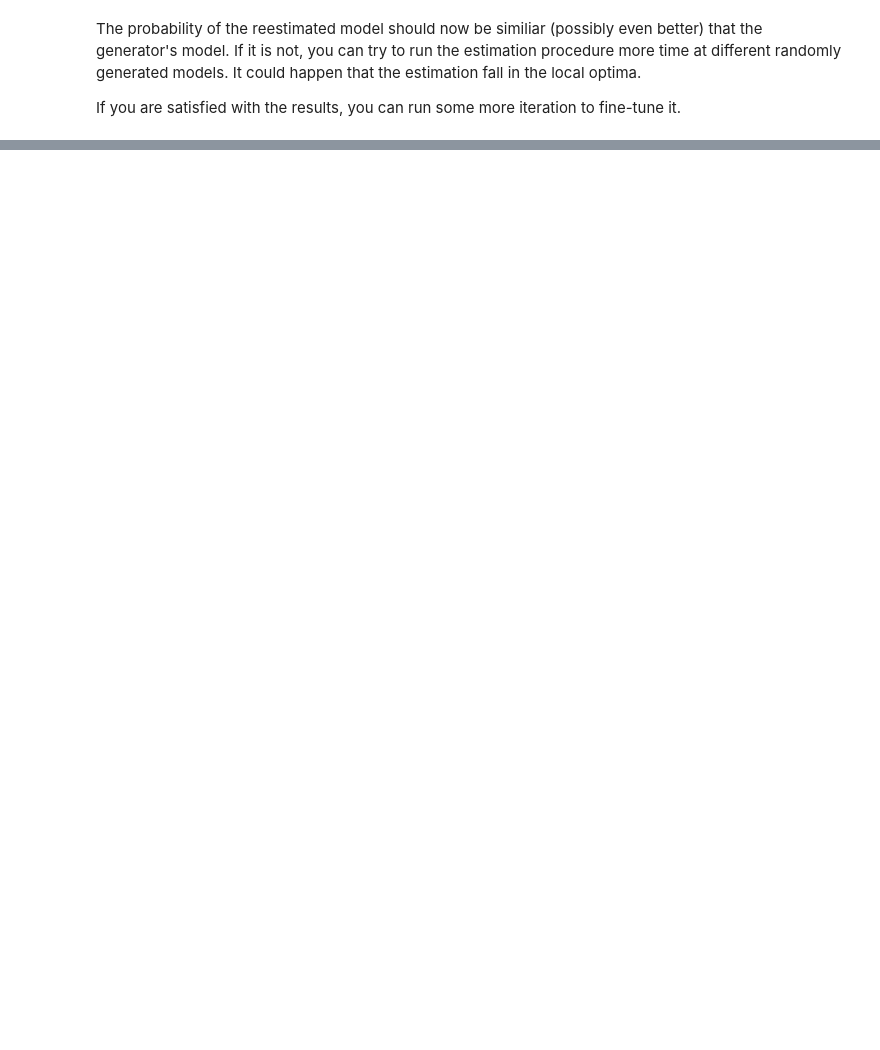
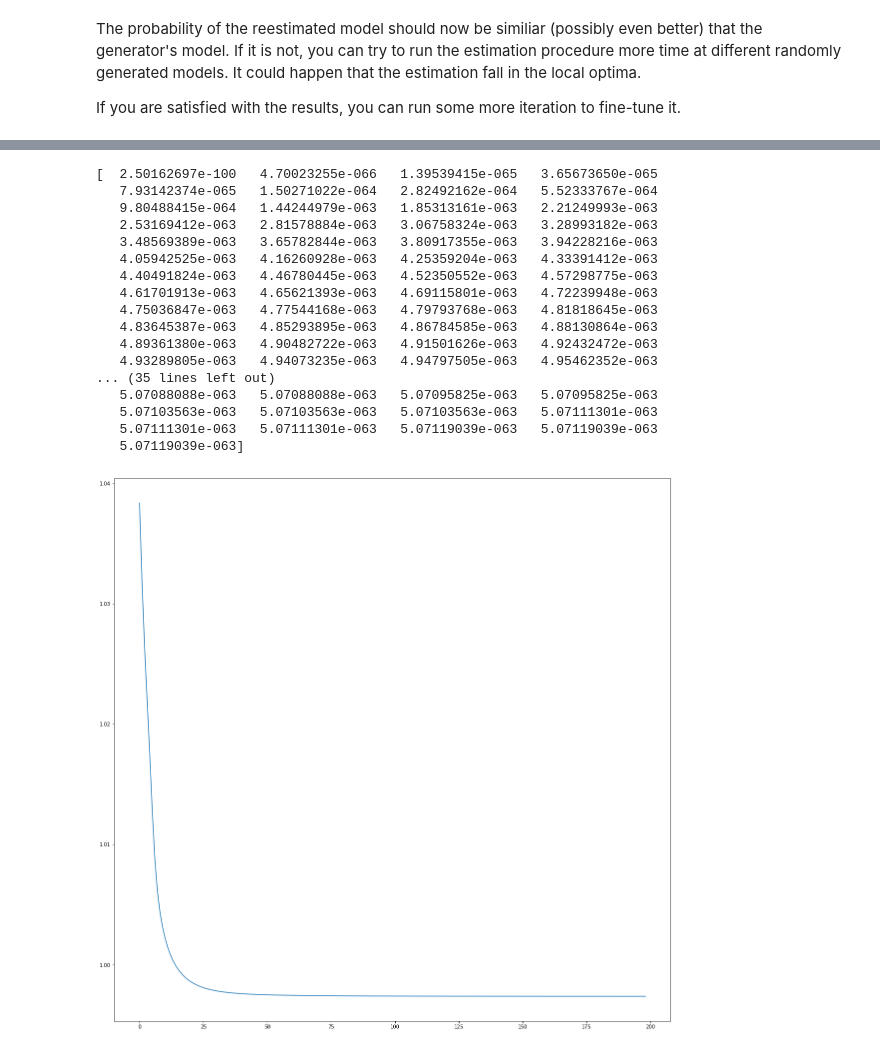
Before and after one commit to lopatovsky/HMMs, a Jupyter notebook: CT-HMM.ipynb, the cells around one changed output, grey strips where cells are left out. Cells and saved outputs as stored; diff of their text form; code cells hidden in the pictures; blank space fills up the shorter version.

Commit message:
Baum Welch with learning sequence

```diff
--- a/CT-HMM.ipynb
+++ b/CT-HMM.ipynb
@@ -163,0 +164,26 @@ Emission probabilities matrix (B):
+# %%
+hmm_r = cthmm.HMM( *cthmm.get_random_parameters(2,3) )
+real = hmm.data_estimate(data)
+out = hmm_r.baum_welch_learn_curve( data, 200 )
+print( np.exp(out) )
+plt.plot( out[2:] / real  )
+plt.show()
+# %% [output]
+[  2.50162697e-100   4.70023255e-066   1.39539415e-065   3.65673650e-065
+   7.93142374e-065   1.50271022e-064   2.82492162e-064   5.52333767e-064
+   9.80488415e-064   1.44244979e-063   1.85313161e-063   2.21249993e-063
+   2.53169412e-063   2.81578884e-063   3.06758324e-063   3.28993182e-063
+   3.48569389e-063   3.65782844e-063   3.80917355e-063   3.94228216e-063
+   4.05942525e-063   4.16260928e-063   4.25359204e-063   4.33391412e-063
+   4.40491824e-063   4.46780445e-063   4.52350552e-063   4.57298775e-063
+   4.61701913e-063   4.65621393e-063   4.69115801e-063   4.72239948e-063
+   4.75036847e-063   4.77544168e-063   4.79793768e-063   4.81818645e-063
+   4.83645387e-063   4.85293895e-063   4.86784585e-063   4.88130864e-063
+   4.89361380e-063   4.90482722e-063   4.91501626e-063   4.92432472e-063
+   4.93289805e-063   4.94073235e-063   4.94797505e-063   4.95462352e-063
+... (35 lines left out)
+   5.07088088e-063   5.07088088e-063   5.07095825e-063   5.07095825e-063
+   5.07103563e-063   5.07103563e-063   5.07103563e-063   5.07111301e-063
+   5.07111301e-063   5.07111301e-063   5.07119039e-063   5.07119039e-063
+   5.07119039e-063]
+[figure, added]
```
Also changed, not shown: parts of 10 cells of this notebook, 1 other file.
